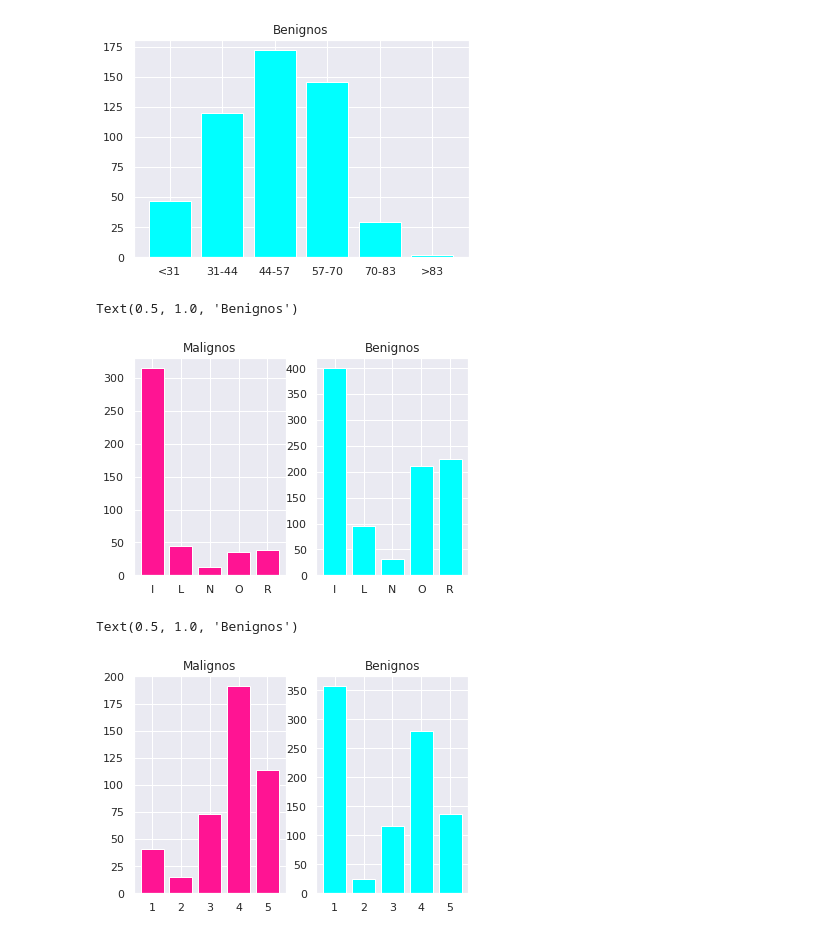
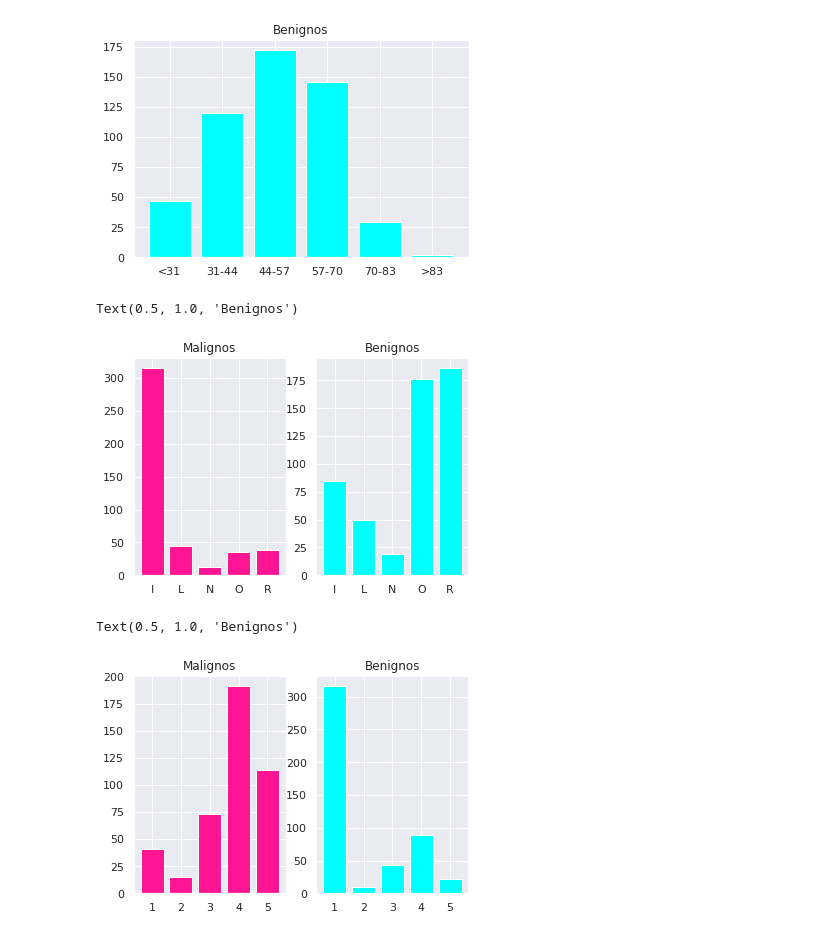
Before and after one commit to patriciacorhid/IN, a Jupyter notebook: P2/P2_visualizacion.ipynb, the cells around one changed output. Cells and saved outputs as stored; diff of their text form; code cells hidden in the pictures.

```diff
--- a/P2/P2_visualizacion.ipynb
+++ b/P2/P2_visualizacion.ipynb
@@ -878,7 +753,8 @@ for i in range(len(datos)):
     if not m.isnan(datos['BI-RADS'][i]):
         if datos['Severity'][i]=='maligno':
             malignos[int(datos['BI-RADS'][i])]+=1
-        benignos[int(datos['BI-RADS'][i])]+=1
+        else:
+            benignos[int(datos['BI-RADS'][i])]+=1
 
 # Visualizar la gráfica
 fig, (ax1, ax2) = plt.subplots(1, 2)
@@ -944,23 +820,24 @@ Text(0.5, 1.0, 'Benignos')
 # %%
 # Vectores con la suma de elementos dque tiene cada valor de Shape
 malignos=[0,0,0,0,0]
 benignos=[0,0,0,0,0]
 
 for i in range(len(datos)):
     if not m.isnan(datos['Shape'][i]):
         if datos['Severity'][i]=='maligno':
             malignos[int(datos['Shape'][i])]+=1
-        benignos[int(datos['Shape'][i])]+=1
+        else:
+            benignos[int(datos['Shape'][i])]+=1
 
 # Visualizar la gráfica
 fig, (ax1, ax2) = plt.subplots(1, 2)
 ax1.bar(["I", "L", "N", "O", "R"], malignos, color='deeppink')
 ax2.bar(["I", "L", "N", "O", "R"], benignos, color='aqua')
 ax1.set_title("Malignos")
 ax2.set_title("Benignos")
 # %% [output]
 Text(0.5, 1.0, 'Benignos')
-[figure, old version]
+[figure, new version]
 # %%
 # Vectores con la suma de elementos dque tiene cada valor de Margin
 malignos=[0,0,0,0,0]
@@ -970,7 +847,8 @@ for i in range(len(datos)):
     if not m.isnan(datos['Margin'][i]):
         if datos['Severity'][i]=='maligno':
             malignos[int(datos['Margin'][i])-1]+=1
-        benignos[int(datos['Margin'][i])-1]+=1
+        else:
+            benignos[int(datos['Margin'][i])-1]+=1
 
 # Visualizar la gráfica
 fig, (ax1, ax2) = plt.subplots(1, 2)
@@ -980,7 +858,7 @@ ax1.set_title("Malignos")
 ax2.set_title("Benignos")
 # %% [output]
 Text(0.5, 1.0, 'Benignos')
-[figure, old version]
+[figure, new version]
 # %%
 # Vectores con la suma de elementos dque tiene cada valor de Density
 malignos=[0,0,0,0]
```
Also changed, not shown: parts of 44 cells of this notebook, 6 other files.
